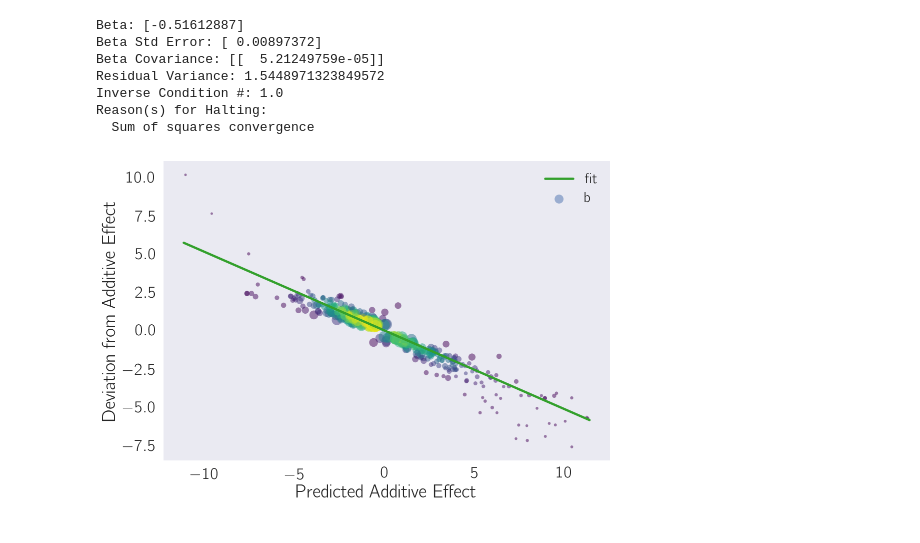
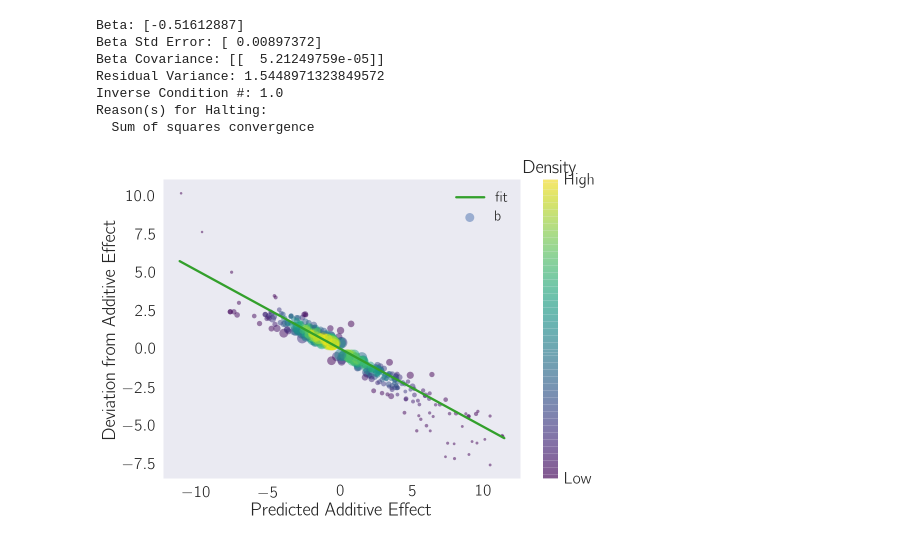
Before and after one commit to WormLabCaltech/Angeles_Leighton_2016, a Jupyter notebook: src/RNA-Seq Analysis.ipynb, the cells around one changed output. Saved outputs shown, nothing was run; the diff lists cells and outputs as text; code cells hidden in the pictures.

```diff
--- a/src/RNA-Seq Analysis.ipynb
+++ b/src/RNA-Seq Analysis.ipynb
@@ -921,19 +928,7 @@ dfBetaA[sig].shape
 # %%
-threshold = 20
-transformed_q = -dfBetaA[sig].qval.apply(np.log10)
-transformed_q[transformed_q > threshold] = threshold
-
-cols = [
-        "#%02x%02x%02x" % (int(r),
-        int(g), int(b)) for r, g, b, _ in
-        255*mpl.cm.viridis(mpl.colors.Normalize()(
-                           transformed_q))]
-
-plt.scatter(dfBetaA[sig].b, dfBetaG[sig].b,
-            c=transformed_q, cmap='viridis', alpha=0.6, s=25)
-
-x = np.linspace(-6, 6)
-plt.plot(x, x, 'k-', lw=1)
+fig, ax = plt.subplots()
+plot = plt.scatter(dfBetaA[sig].b, dfBetaG[sig].b,
+                   c=transformed_q, cmap='magma', alpha=.8, s=25)
 plt.xticks([-6, 0, 6], fontsize=20)
 plt.yticks([-6, 0, 6], fontsize=20)
 plt.xlabel(r'$\beta_\mathrm{Aging}$', fontsize=20).set_path_effects([path_effects.Normal()])
@@ -942,12 +937,14 @@ plt.ylabel(r'$\beta_\mathrm{Genotype}$',
 title = r'\emph{fog-2} phenocopies early aging in \emph{C. elegans}'
 plt.title(title).set_path_effects([path_effects.Normal()])
 
-ax = plt.gca()
 for i, label in enumerate(ax.get_xticklabels()):
     ax.get_xticklabels()[i].set_path_effects([path_effects.Normal()])
 for i, label in enumerate(ax.get_yticklabels()):
     ax.get_yticklabels()[i].set_path_effects([path_effects.Normal()])
 
+bar = plt.colorbar(plot)
+bar.ax.set_title('$-log_{10}(q)$')
+bar.set_ticks([2, 10, 20])
 
-plt.savefig('../output/fog2phenocopiesaging.pdf', bbox_inches='tight')
+plt.savefig('../output/fog2phenocopiesaging.svg', bbox_inches='tight')
 # %% [output]
@@ -1047,11 +993,11 @@ def epiplot(X, Y, Y_se, **kwargs):
     # plot:
     fig, ax = plt.subplots()
     if len(X) > 50:
-        ax.scatter(X, Y, c=z, s=s0/Y_se,
-                   edgecolor='', cmap='viridis', alpha=0.5)
+        plot = plt.scatter(X, Y, c=z, s=s0/Y_se,
+                           edgecolor='', cmap='viridis', alpha=0.5)
     else:
-        ax.scatter(X, Y, s=s0/np.sqrt(Y_se),
-                   color='#33a02c', alpha=.9)
+        plot = plt.scatter(X, Y, s=s0/np.sqrt(Y_se),
+                           color='#33a02c', alpha=.9)
 
     if plot_unbranched:
         smoothX = np.linspace(X.min() - 0.5, X.max() + 0.5, 1000)
@@ -1064,10 +1010,16 @@ def epiplot(X, Y, Y_se, **kwargs):
     plt.xlabel(r'Predicted Additive Effect')
     plt.ylabel(r'Deviation from Additive Effect')
 
+    bar = plt.colorbar(plot)
+    bar.ax.set_title('Density')
+    bar.set_ticks([z.min(), z.max()])
+    bar.set_ticklabels(['Low', 'High'])
+
     plt.legend()
     return ax
 # %%
-epiplot(dfBetaA[sig].b + dfBetaG[sig].b, dfBetaAG[sig].b, dfBetaAG[sig].se_b, beta=myoutput.beta)
+ax = epiplot(dfBetaA[sig].b + dfBetaG[sig].b, dfBetaAG[sig].b, dfBetaAG[sig].se_b, beta=myoutput.beta)
+
 plt.savefig('../output/epistasis_plot_age_genotype.svg')
 # %% [output]
-[figure, old version]
+[figure, new version]
```
Also changed, not shown: parts of 6 cells of this notebook, 31 other files.
